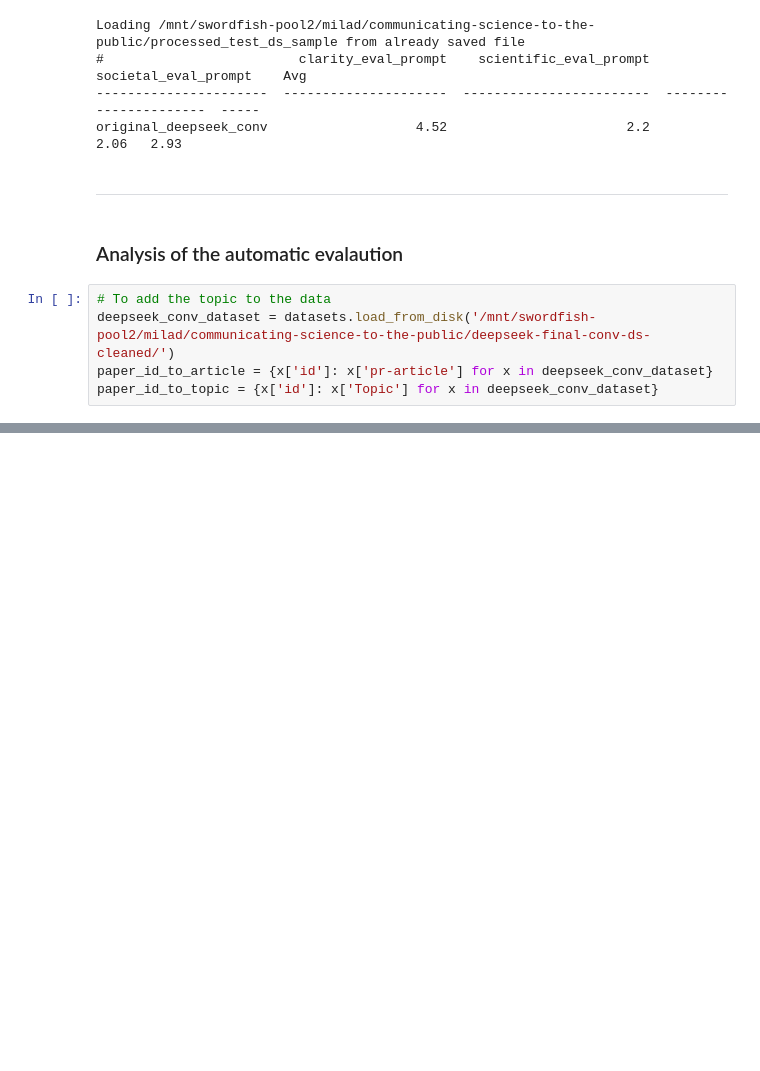
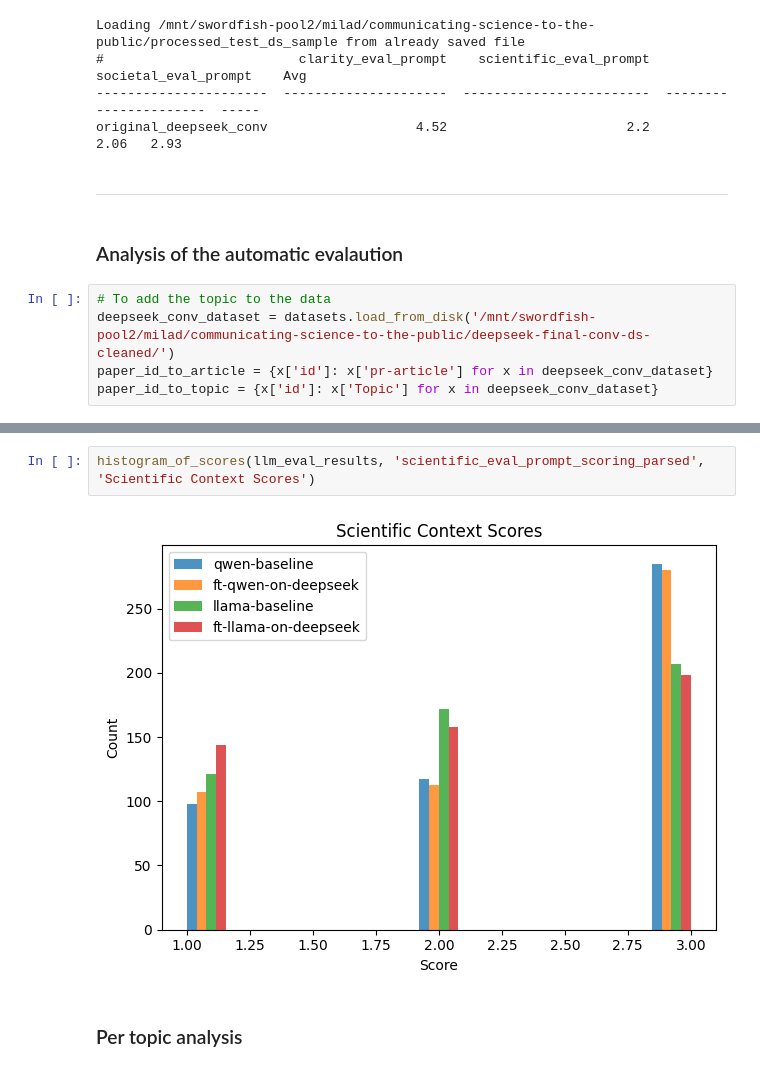
Before and after one commit to MiladAlshomary/llms-as-science-communicators, a Jupyter notebook: evaluate_conversational_llms.ipynb, the cells around one changed output, grey strips where cells are left out. Drawn from its saved outputs; the diff is of its cells as text; blank space fills up the shorter version.

```diff
--- a/evaluate_conversational_llms.ipynb
+++ b/evaluate_conversational_llms.ipynb
@@ -226,2 +244,8 @@ ft-qwen-on-deepseek                          4.43                      1.94
+# %%
+histogram_of_scores(llm_eval_results, 'scientific_eval_prompt_scoring_parsed', 'Scientific Context Scores')
+# %% [output]
+[figure, added]
+# %% [markdown]
+### Per topic analysis
 # %%
 for topic in set(paper_id_to_topic.values()):
```
Also changed, not shown: parts of 23 cells of this notebook, 6 other files.
